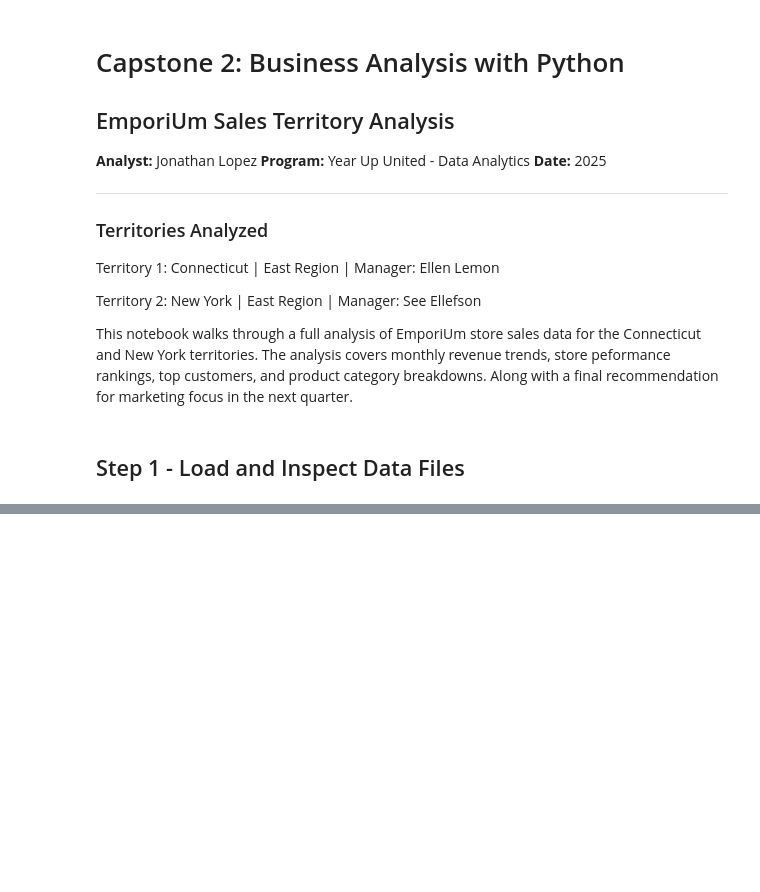
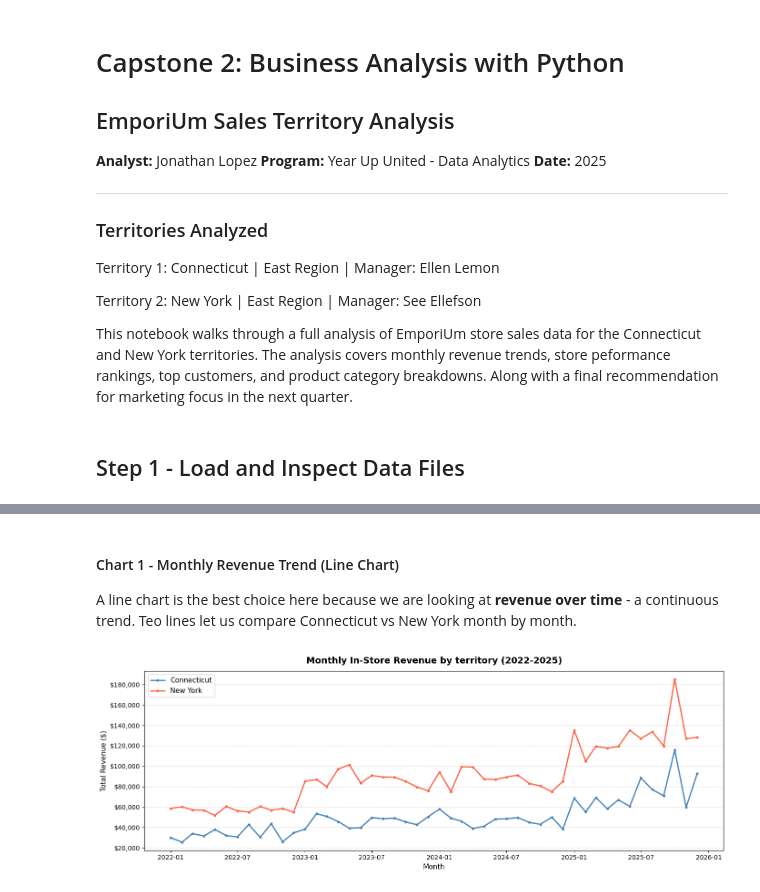
Before and after one commit to JonLopez22/Capstone_2, a Jupyter notebook: lopez_sales_analysis.ipynb, the cells around one changed output, grey strips where cells are left out. Drawn from its saved outputs; the diff is of its cells as text; code cells hidden in the pictures; blank space fills up the shorter version.

```diff
--- a/lopez_sales_analysis.ipynb
+++ b/lopez_sales_analysis.ipynb
@@ -30,0 +117,19 @@ FileNotFoundError: [Errno 2] No such file or directory: 'customer_list.csv'
+# %%
+# Parse Transaction date to datetime and add YearMonth column
+store_sales['Transaction Date'] = pd.to_datetime(
+    store_sales['Transaction Date'], format='%m/%d/%Y'
+)
+store_sales['YearMonth'] = store_sales['Transaction Date'].dt.to_period('M')
+
+# Get the store IDs for each territory
+ct_ids = store_detail[store_detail['State'] == 'Connecticut']['Store ID'].tolist()
+ny_ids = store_detail[store_detail['State'] == 'New York']['Store ID'].tolist()
+
+# Filter the sales to each territory
+ct_sales = store_sales[store_sales['Store ID'].isin(ct_ids)].copy()
+ny_sales = store_sales[store_sales['Store ID'].isin(ny_ids)].copy()
+
+print(f"Connecticut Store IDs: {ct_ids}")
+print(f"New York Store IDs: {ny_ids}")
+print(f"\nCT Transactions:  {len(ct_sales):,}")
+print(f"NY Transactions:  {len(ny_sales):,}")
@@ -30,0 +222,31 @@ FileNotFoundError: [Errno 2] No such file or directory: 'customer_list.csv'
+# %% [markdown]
+#### Chart 1 - Monthly Revenue Trend (Line Chart)
+
+A line chart is the best choice here because we are looking at **revenue over time** - a continuous trend. Teo lines let us compare Connecticut vs New York month by month.
+# %%
+# Numeric monthly values for charting
+ct_monthly_num = ct_sales.groupby('YearMonth')['Sale Amount'].sum().reset_index()
+ny_monthly_num = ny_sales.groupby('YearMonth')['Sale Amount'].sum().reset_index()
+
+# Convert period to datettime for plotting
+ct_monthly_num['Month_dt'] = ct_monthly_num['YearMonth'].dt.to_timestamp()
+ny_monthly_num['Month_dt'] = ny_monthly_num['YearMonth'].dt.to_timestamp()
+
+fig, ax = plt.subplots(figsize=(14, 5))
+
+ax.plot(ct_monthly_num['Month_dt'], ct_monthly_num['Sale Amount'],
+        label='Connecticut', color='steelblue', linewidth=2, marker='o', markersize=3)
+ax.plot(ny_monthly_num['Month_dt'], ny_monthly_num['Sale Amount'],
+        label='New York', color='tomato', linewidth=2, marker='o', markersize=3)
+ax.set_title('Monthly In-Store Revenue by territory (2022-2025)',
+             fontsize=14, fontweight='bold', pad=12)
+ax.set_xlabel('Month', fontsize=11)
+ax.set_ylabel('Total Revenue ($)', fontsize=11)
+ax.yaxis.set_major_formatter(mticker.FuncFormatter(lambda x, _: f'${x:,.0f}'))
+ax.legend(fontsize=11)
+ax.grid(axis='y', linestyle='--', alpha=0.5)
+
+plt.tight_layout()
+plt.show()
+# %% [output]
+[figure, added]
```
Also changed, not shown: parts of 23 cells of this notebook.
